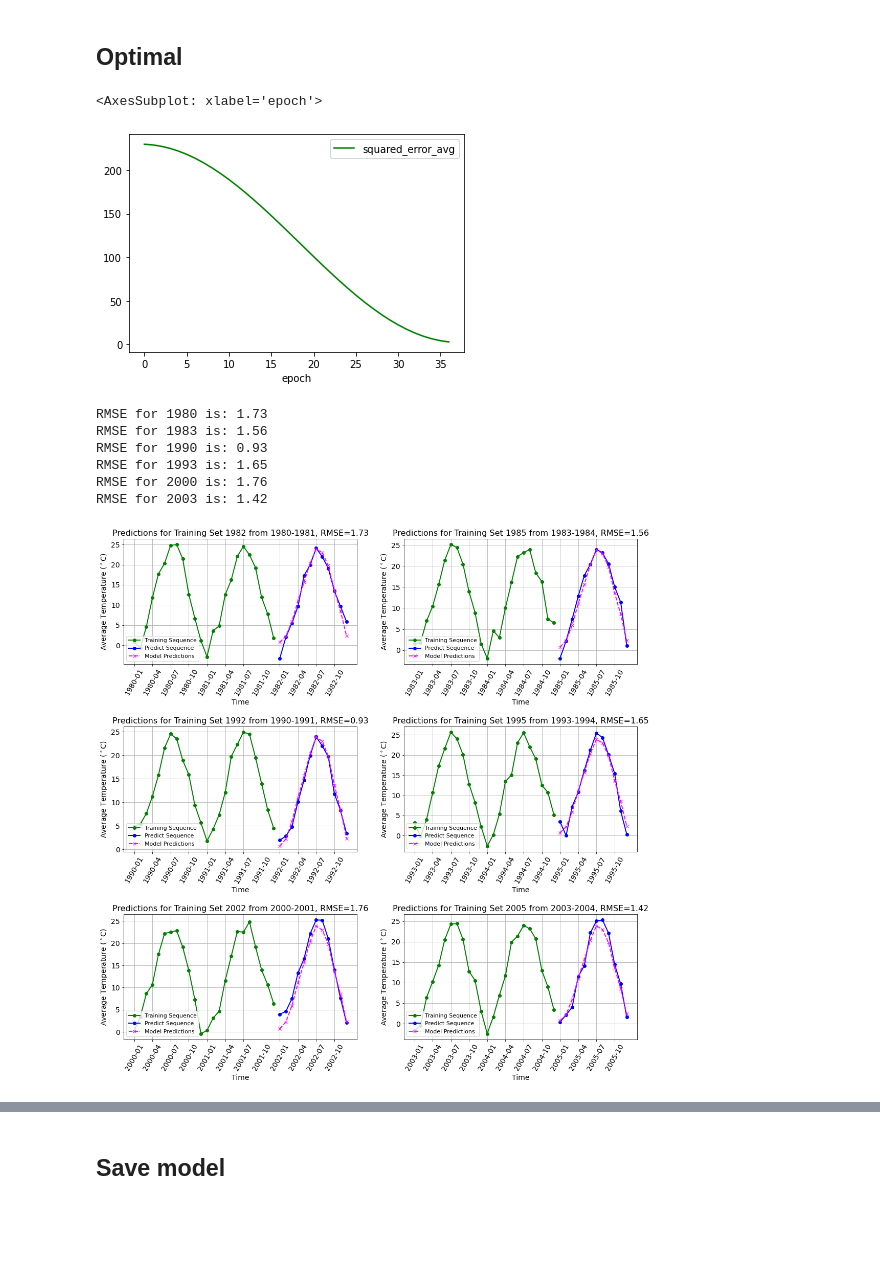
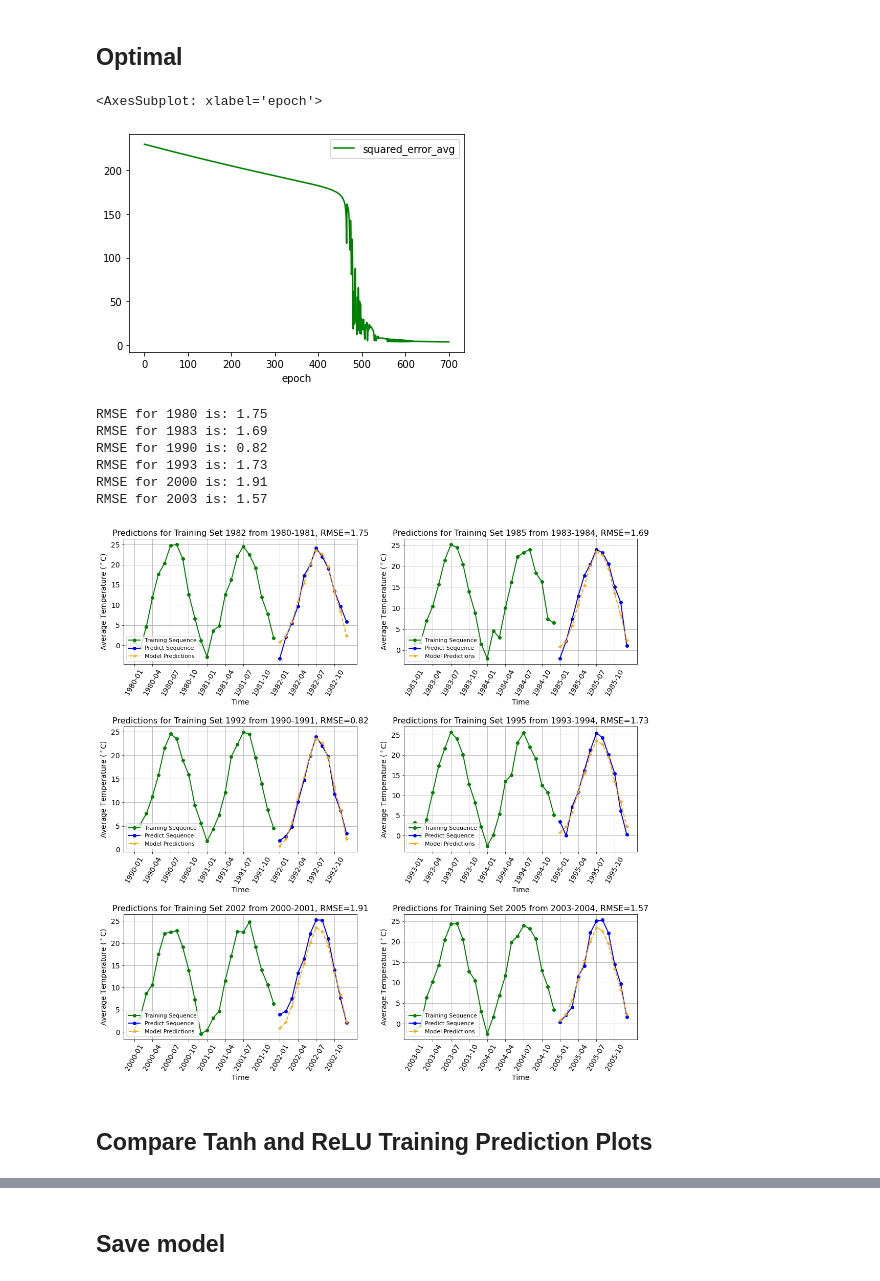
Before and after one commit to jrf343/RNN, a Jupyter notebook: Philly_multibatch_RNN_testing.ipynb, the cells around one changed output, grey strips where cells are left out. Saved outputs shown, nothing was run; the diff lists cells and outputs as text; code cells hidden in the pictures; blank space fills up the shorter version.

```diff
--- a/Philly_multibatch_RNN_testing.ipynb
+++ b/Philly_multibatch_RNN_testing.ipynb
@@ -316,2 +327,4 @@ def predict_batches_check(model, X_inp, y_inp):
+# %%
+y_preds_train_tanh, rmses_train_tanh = predict_batches(rnn_tanh_batches, X_train, y_train)
 # %% [markdown]
 ### Training predictions
@@ -549,8 +338,8 @@ for i in range(len(years_train)):
     X_batch = X_train[i]
     y_batch = y_train[i]
     ax_coord = ax_coords[i]
-    y_pred_batch = y_preds_train[i]
-    rmse_batch = rmses_train[i]
+    y_pred_batch = y_preds_train_tanh[i]
+    rmse_batch = rmses_train_tanh[i]
 
     t_vals_x = train_slice.iloc[:len(X_batch), :]["date"].dt.strftime('%Y-%m')
     t_vals_y = train_slice.iloc[len(X_batch):(len(X_batch)+len(y_batch)), :]["date"].dt.strftime('%Y-%m')
@@ -956,18 +708,18 @@ plt.show()
 # %% [markdown]
 ## Optimal
 # %%
-lr = 1e-6
+lr = 1e-5
 
 # Assume scaling by X_train[0] is sufficient for all batches
 rnn_relu_batches = make_RNN(X_inp = X_train[0], fcl_size=20, output_size=y_train[0].shape[0], act_func="relu") # Have to reinitialize
-training_results_relu_batches = train_RNN_inplace_with_batches_for(rnn_relu_batches, X_train, y_train, learning_rate=lr, epochs=36+1)
+training_results_relu_batches = train_RNN_inplace_with_batches_for(rnn_relu_batches, X_train, y_train, learning_rate=lr_relu, epochs=700+1)
 
 pd.DataFrame(training_results_relu_batches).plot(x="epoch", y="squared_error_avg", color="green")
 # %% [output]
 <AxesSubplot: xlabel='epoch'>
-[figure, old version]
+[figure, new version]
 # %%
-y_preds_train, rmses_train = predict_batches(rnn_relu_batches, X_train, y_train)
+y_preds_train_relu, rmses_train_relu = predict_batches(rnn_relu_batches, X_train, y_train)
 # %%
 ax_coords = [(0,0), (0,1), (1,0), (1,1), (2,0), (2,1)]
 
@@ -978,43 +730,45 @@ for i in range(len(years_train)):
     X_batch = X_train[i]
     y_batch = y_train[i]
     ax_coord = ax_coords[i]
-    y_pred_batch = y_preds_train[i]
-    rmse_batch = rmses_train[i]
+    y_pred_batch = y_preds_train_relu[i]
+    rmse_batch = rmses_train_relu[i]
 
     t_vals_x = train_slice.iloc[:len(X_batch), :]["date"].dt.strftime('%Y-%m')
     t_vals_y = train_slice.iloc[len(X_batch):(len(X_batch)+len(y_batch)), :]["date"].dt.strftime('%Y-%m')
 
     axs[ax_coord].plot(t_vals_x, X_batch.flatten(), color="green", linestyle="solid", label="Training Sequence", linewidth=2, marker="o")
     axs[ax_coord].plot(t_vals_y, y_batch.flatten(), color="blue", linestyle="solid", label="Predict Sequence", linewidth=2, marker="o")
 
 
-    axs[ax_coord].plot(t_vals_y, y_pred_batch.flatten(), color = "magenta", linestyle="dashed", label=f"Model Predictions", linewidth=2, marker="x")
+    axs[ax_coord].plot(t_vals_y, y_pred_batch.flatten(), color = "orange", linestyle="dashed", label=f"Model Predictions", linewidth=2, marker="*")
 
 
     axs[ax_coord].set_xlabel("Time", fontsize=14)
     axs[ax_coord].set_ylabel("Average Temperature ($^\circ$C)", fontsize=14)
     axs[ax_coord].set_title(f"Predictions for Training Set {year+2} from {year}-{year+1}, RMSE={rmse_batch:.2f}",
                 fontsize=16)
     new_xticks = (train_slice["date"].dt.strftime('%Y-%m')
                   .iloc[list(range(0, len(train_slice), 3))] # 3 month intervals
     )
     axs[ax_coord].set_xticks(new_xticks, labels=new_xticks.astype(str), rotation=60)
     # axs[ax_coord].set_xticks(new_xticks, rotation=45)
     # axs[ax_coord].set_xticklabels(new_xticks, rotation=45)
     axs[ax_coord].tick_params(axis="x", labelsize=14)
     axs[ax_coord].tick_params(axis="y", labelsize=14)
     axs[ax_coord].legend(fontsize=11, loc="lower left")
     axs[ax_coord].grid()
 
     # val_testing_dict["rmse"].append(rmse_batch)
 
     print(f"RMSE for {year} is: {rmse_batch:.2f}")
 plt.subplots_adjust(hspace=0.5)
 # %% [output]
-RMSE for 1980 is: 1.73
-RMSE for 1983 is: 1.56
-RMSE for 1990 is: 0.93
-RMSE for 1993 is: 1.65
-RMSE for 2000 is: 1.76
-RMSE for 2003 is: 1.42
+RMSE for 1980 is: 1.75
+RMSE for 1983 is: 1.69
+RMSE for 1990 is: 0.82
+RMSE for 1993 is: 1.73
+RMSE for 2000 is: 1.91
+RMSE for 2003 is: 1.57
-[figure, old version]
+[figure, new version]
+# %% [markdown]
+## Compare Tanh and ReLU Training Prediction Plots
```
Also changed, not shown: parts of 71 cells of this notebook, 19 other files.
